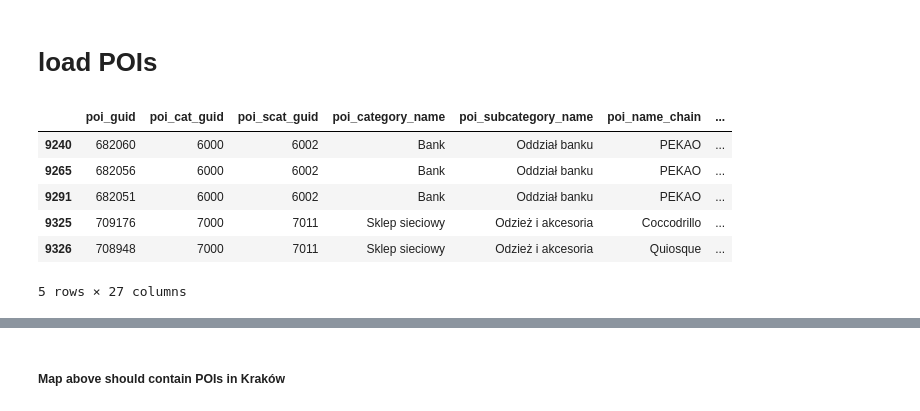
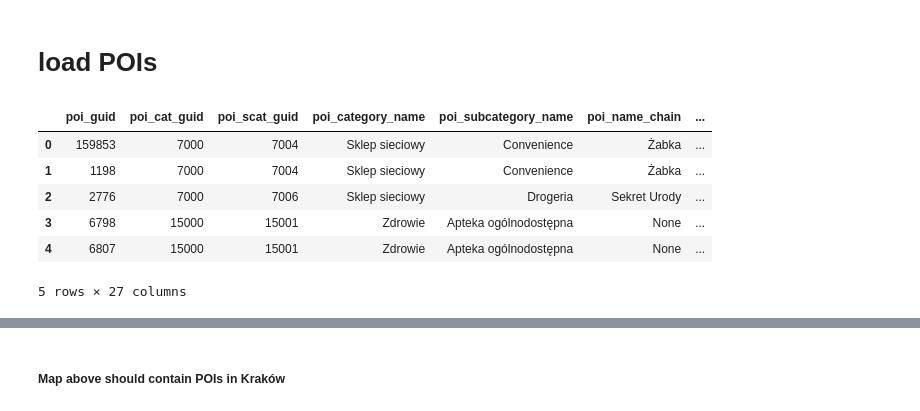
Before and after one commit to kowaalczyk/maraton-analizy-danych, a Jupyter notebook: src/Starter.ipynb, the cells around one changed output, grey strips where cells are left out. Cells and saved outputs as stored; diff of their text form; code cells hidden in the pictures.

```diff
--- a/src/Starter.ipynb
+++ b/src/Starter.ipynb
@@ -70,15 +133,3 @@ plt.show()
 ##### if map above shows Kraków, everything is fine :)
 # %% [markdown]
 # load POIs
-# %%
-gdf = gpd.GeoDataFrame.from_postgis(sql='SELECT * FROM locit_datasets.poi;', con=engine, geom_col='geometria92', crs=None, index_col=None, coerce_float=True, params=None)
-gdf = gdf[gdf['poi_voivodship'] == 'MAŁOPOLSKIE']
-gdf.head()
-# %% [output]
-|  | poi_guid | poi_cat_guid | poi_scat_guid | poi_category_name | poi_subcategory_name | poi_name_chain | ... |
-| 9240 | 682060 | 6000 | 6002 | Bank | Oddział banku | PEKAO | ... |
-| 9265 | 682056 | 6000 | 6002 | Bank | Oddział banku | PEKAO | ... |
-| 9291 | 682051 | 6000 | 6002 | Bank | Oddział banku | PEKAO | ... |
-| 9325 | 709176 | 7000 | 7011 | Sklep sieciowy | Odzież i akcesoria | Coccodrillo | ... |
-| 9326 | 708948 | 7000 | 7011 | Sklep sieciowy | Odzież i akcesoria | Quiosque | ... |
-5 rows × 27 columns
@@ -84,0 +140,11 @@ gdf.head()
+# %%
+df2 = pd.read_sql(sql='SELECT poi_guid, poi_cat_guid, poi_scat_guid, poi_category_name, poi_subcategory_name, poi_name_chain, poi_name, poi_name_number, poi_zip, poi_locality, poi_locality_gus_symbol, poi_rm, poi_district, poi_district_gus_symbol, poi_street_prefix, poi_street, poi_street_building_number, poi_street_gus_symbol, poi_voivodship, poi_poviat, poi_municipality, poi_municipality_type, poi_mwg7, poi_mwg7_district, poi_coord_accuracy_guid, poi_mwg14, st_astext(st_transform(geometria92, 4326)) FROM locit_datasets.poi;', con=engine)
+df2.head()
+# %% [output]
+|  | poi_guid | poi_cat_guid | poi_scat_guid | poi_category_name | poi_subcategory_name | poi_name_chain | ... |
+| 0 | 159853 | 7000 | 7004 | Sklep sieciowy | Convenience | Żabka | ... |
+| 1 | 1198 | 7000 | 7004 | Sklep sieciowy | Convenience | Żabka | ... |
+| 2 | 2776 | 7000 | 7006 | Sklep sieciowy | Drogeria | Sekret Urody | ... |
+| 3 | 6798 | 15000 | 15001 | Zdrowie | Apteka ogólnodostępna | None | ... |
+| 4 | 6807 | 15000 | 15001 | Zdrowie | Apteka ogólnodostępna | None | ... |
+5 rows × 27 columns
```
Also changed, not shown: parts of 17 cells of this notebook.
